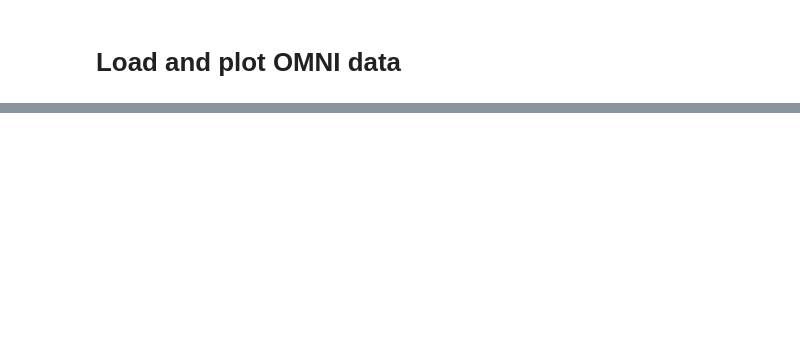
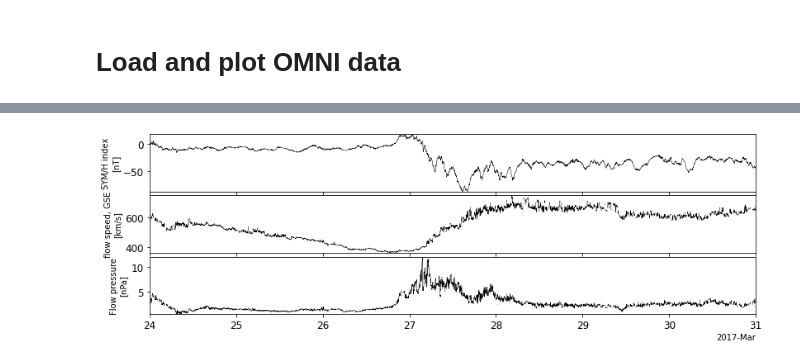
Before and after one commit to ergsc-devel/arase_example, a Jupyter notebook: basic/OMNI_data_examples.ipynb, the cells around one changed output, grey strips where cells are left out. Saved outputs shown, nothing was run; the diff lists cells and outputs as text; code cells hidden in the pictures; blank space fills up the shorter version.

```diff
--- a/basic/OMNI_data_examples.ipynb
+++ b/basic/OMNI_data_examples.ipynb
@@ -30,0 +51,4 @@ Time clip was applied to: ASY_H
+# %%
+tplot( ['SYM_H','flow_speed', 'Pressure'], xsize=12, ysize=4 )
+# %% [output]
+[figure, added]
```
Also changed, not shown: parts of 6 cells of this notebook.
